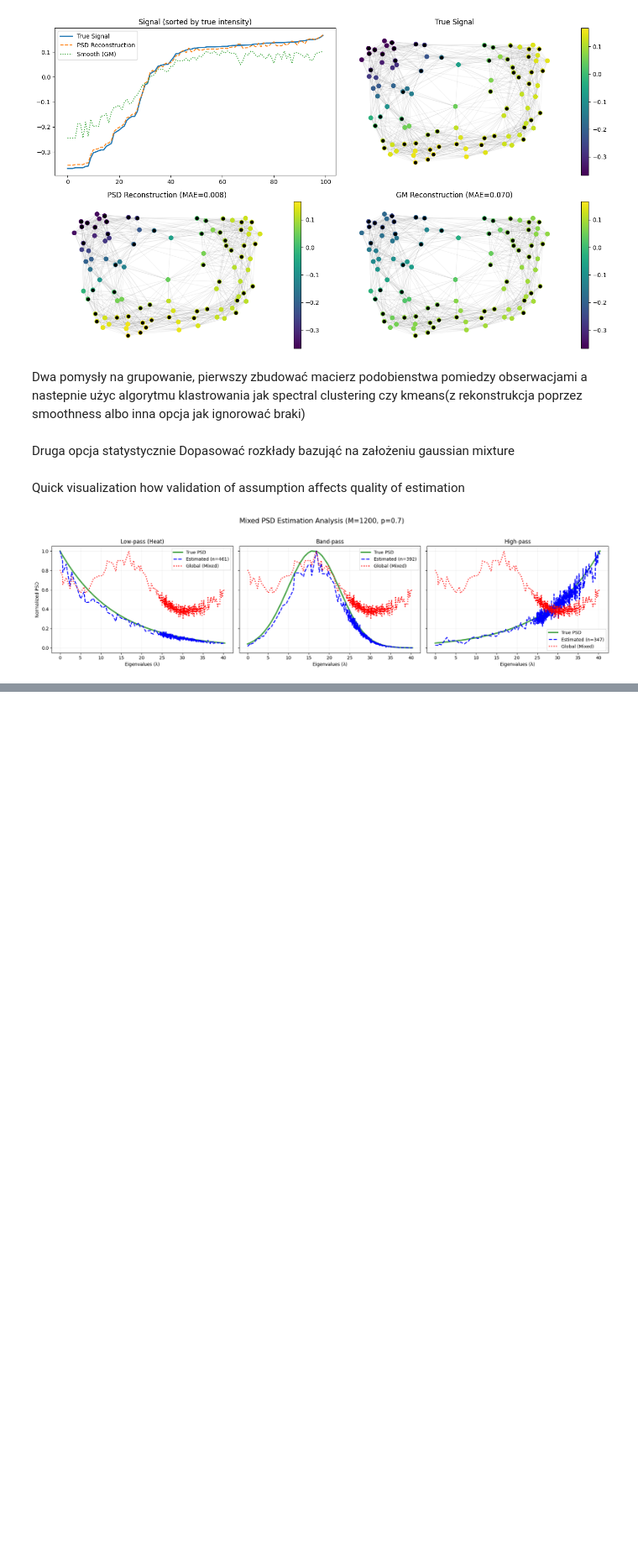
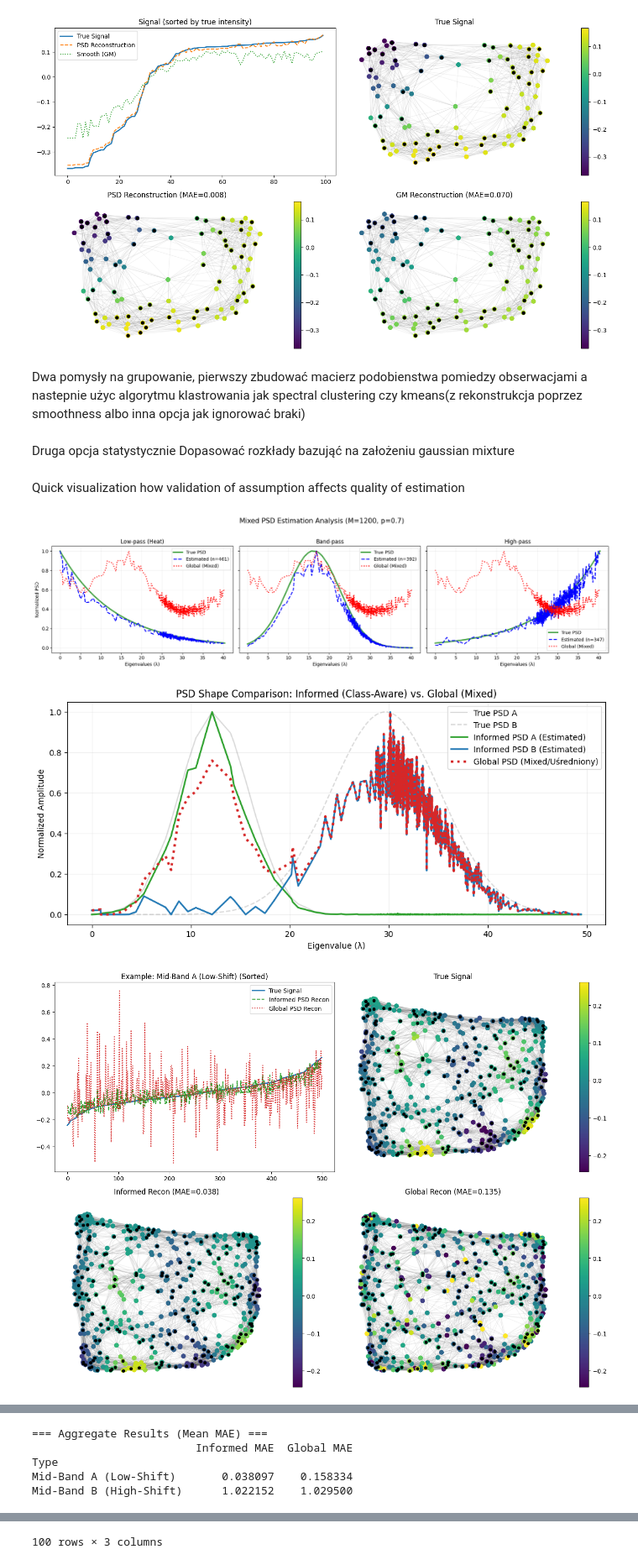
Before and after one commit to Michal-Iwicki/Graph-signal-reconstruction, a Jupyter notebook: Tests.ipynb, the cells around one changed output, grey strips where cells are left out. Shown at 84% size. Drawn from its saved outputs; the diff is of its cells as text; code cells hidden in the pictures; blank space fills up the shorter version.

Commit message:
Mixed reconstruction experiment

```diff
--- a/Tests.ipynb
+++ b/Tests.ipynb
@@ -30,3 +30,9 @@ from codes.testing import run_mixed_psd_estimation_exp
 _= run_mixed_psd_estimation_exp()
 # %% [output]
 [figure]
+# %%
+from codes.testing import run_mixed_comparison_experiment
+run_mixed_comparison_experiment()
+# %% [output]
+[figure, added]
+[figure, added]
@@ -32,0 +40,5 @@ _= run_mixed_psd_estimation_exp()
+=== Aggregate Results (Mean MAE) ===
+                         Informed MAE  Global MAE
+Type
+Mid-Band A (Low-Shift)       0.038097    0.158334
+Mid-Band B (High-Shift)      1.022152    1.029500
@@ -32,0 +57 @@ _= run_mixed_psd_estimation_exp()
+100 rows × 3 columns
```
Also changed, not shown: parts of 1 cell of this notebook, 2 other files.
